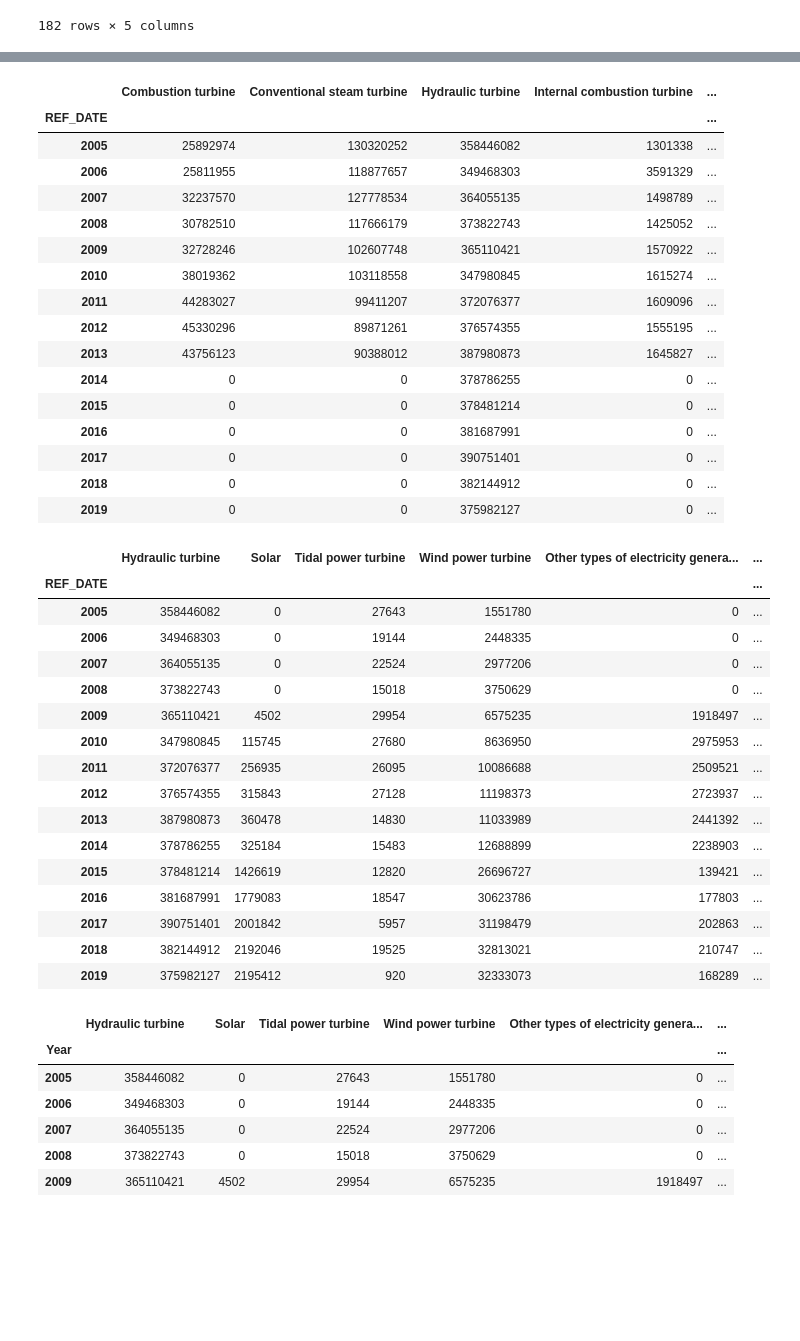
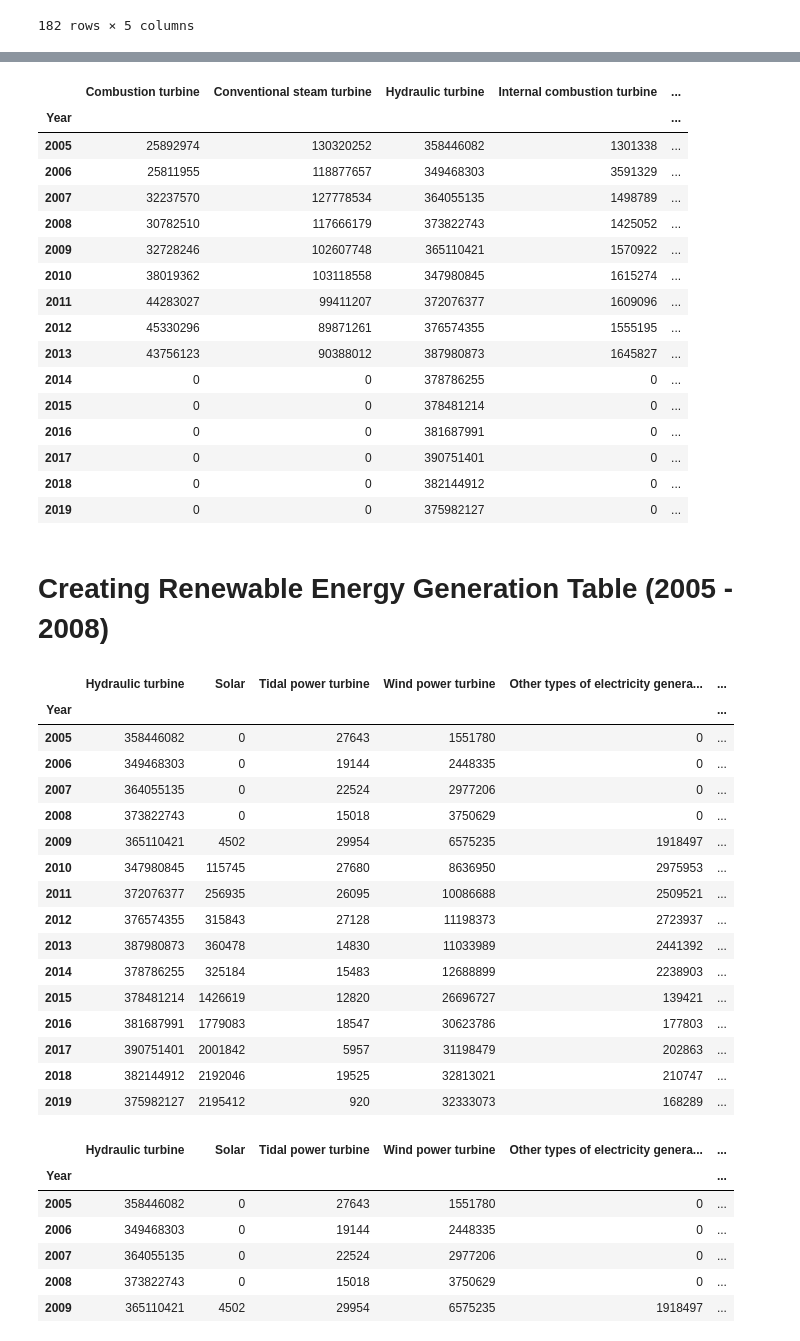
Before and after one commit to kk-deng/CanadaEnergyIE, a Jupyter notebook: Extraction_for_Table_5.ipynb, the cells around one changed output, grey strips where cells are left out. Drawn from its saved outputs; the diff is of its cells as text; code cells hidden in the pictures; blank space fills up the shorter version.

```diff
--- a/Extraction_for_Table_5.ipynb
+++ b/Extraction_for_Table_5.ipynb
@@ -53,3 +57,7 @@ clean_energy_data2
 | 4473 | 2019 | Canada | Total all classes of electricity ... | Combustion turbine | NaN |
 | 4474 | 2019 | Canada | Total all classes of electricity ... | Total electricity production from... | 127263359.0 |
 182 rows × 5 columns
+# %%
+# Change column name
+clean_energy_data3 = clean_energy_data2.rename(columns = {"REF_DATE" : "Year"})
+clean_energy_data3
@@ -56,10 +78,11 @@ clean_energy_data2
 # %%
-grouped_energy_data1 = pd.pivot_table(clean_energy_data2, index="REF_DATE", columns="Type of electricity generation",
+# Genearate a pivot table for the electricity production of each energy type by year
+final_energy_data = pd.pivot_table(clean_energy_data3, index="Year", columns="Type of electricity generation",
                                       values="VALUE", aggfunc=sum, fill_value = 0).rename_axis(None, axis=1)
-grouped_energy_data1
+final_energy_data
 # %% [output]
 |  | Combustion turbine | Conventional steam turbine | Hydraulic turbine | Internal combustion turbine | ... |
-| REF_DATE |  |  |  |  | ... |
+| Year |  |  |  |  | ... |
 | 2005 | 25892974 | 130320252 | 358446082 | 1301338 | ... |
 | 2006 | 25811955 | 118877657 | 349468303 | 3591329 | ... |
 | 2007 | 32237570 | 127778534 | 364055135 | 1498789 | ... |
@@ -75,14 +98,17 @@ grouped_energy_data1
 | 2017 | 0 | 0 | 390751401 | 0 | ... |
 | 2018 | 0 | 0 | 382144912 | 0 | ... |
 | 2019 | 0 | 0 | 375982127 | 0 | ... |
+# %% [markdown]
+# Creating Renewable Energy Generation Table (2005 - 2008)
 # %%
-grouped_energy_data2 = grouped_energy_data1[["Hydraulic turbine", "Solar", "Tidal power turbine", "Wind power turbine",
+# Select renewable energy columns
+renewable_energy_data = final_energy_data[["Hydraulic turbine", "Solar", "Tidal power turbine", "Wind power turbine",
                                              "Other types of electricity generation",
                                              "Total hydro, tidal, wind, solar and other generation"]]
-grouped_energy_data2
+renewable_energy_data
 # %% [output]
 |  | Hydraulic turbine | Solar | Tidal power turbine | Wind power turbine | Other types of electricity genera... | ... |
-| REF_DATE |  |  |  |  |  | ... |
+| Year |  |  |  |  |  | ... |
 | 2005 | 358446082 | 0 | 27643 | 1551780 | 0 | ... |
 | 2006 | 349468303 | 0 | 19144 | 2448335 | 0 | ... |
 | 2007 | 364055135 | 0 | 22524 | 2977206 | 0 | ... |
```
Also changed, not shown: parts of 9 cells of this notebook, 3 other files.
